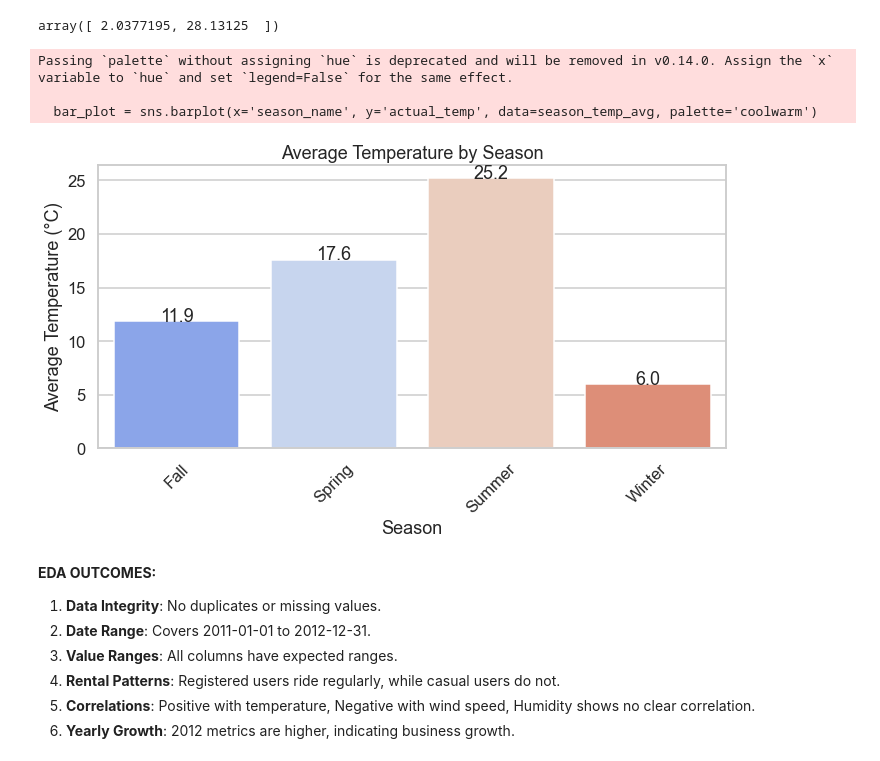
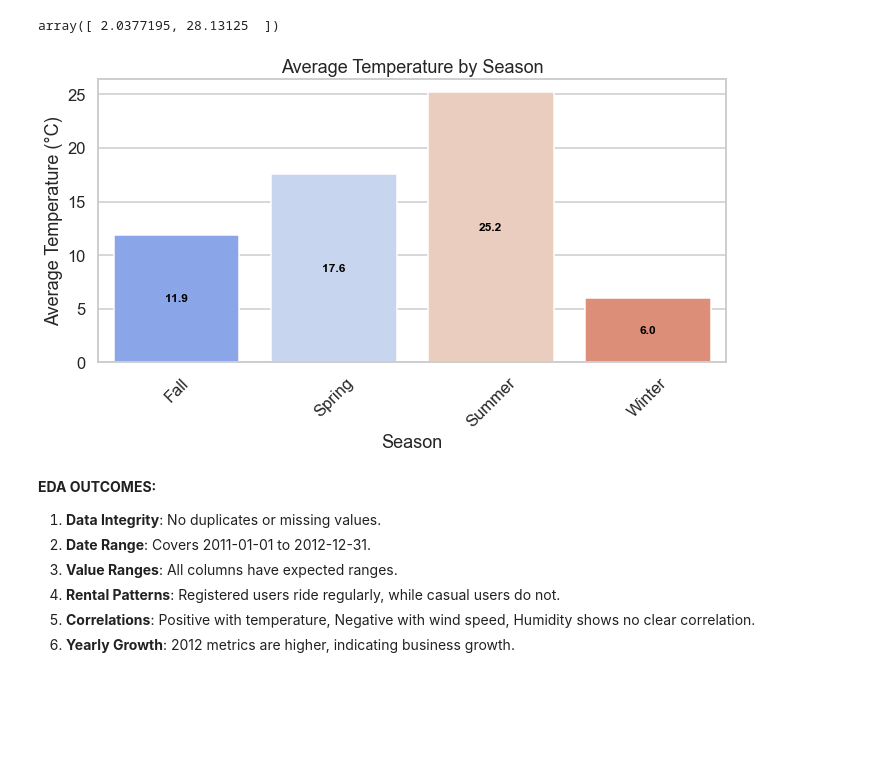
Before and after one commit to maxegorovpt/da_portfolio, a Jupyter notebook: business_cases/ride_tech_research/ride_tech_research.ipynb, the cells around one changed output. Saved outputs shown, nothing was run; the diff lists cells and outputs as text; code cells hidden in the pictures; blank space fills up the shorter version.

```diff
--- a/business_cases/ride_tech_research/ride_tech_research.ipynb
+++ b/business_cases/ride_tech_research/ride_tech_research.ipynb
@@ -368,34 +379,34 @@ array([ 2.0377195, 28.13125  ])
 # %%
 # Calculate the mean temperature for each season
 season_temp_avg = df.groupby('season_name')['actual_temp'].mean().reset_index()
 
 # Create the bar plot
 plt.figure(figsize=(10, 6))
-bar_plot = sns.barplot(x='season_name', y='actual_temp', data=season_temp_avg, palette='coolwarm')
+bar_plot = sns.barplot(
+    x='season_name', y='actual_temp',
+    hue='season_name', legend=False,   # ✅ explicitly set hue
+    data=season_temp_avg, palette='coolwarm'
+)
 
-# Add labels to each bar
+# Add labels INSIDE each bar
 for p in bar_plot.patches:
     height = p.get_height()
     bar_plot.annotate(f'{height:.1f}',
-                      (p.get_x() + p.get_width() / 2., height),
+                      (p.get_x() + p.get_width() / 2., height / 2),  # middle of bar
                       ha='center', va='center',
-                      xytext=(0, 5),  # 5 points vertical offset
-                      textcoords='offset points')
+                      color='black', fontsize=12, fontweight='bold')  # white text inside
 
 # Customize the plot
 plt.title('Average Temperature by Season')
 plt.xlabel('Season')
 plt.ylabel('Average Temperature (°C)')
 plt.xticks(rotation=45)
 plt.tight_layout()
 
 # Show the plot
 plt.show()
 # %% [output]
-Passing `palette` without assigning `hue` is deprecated and will be removed in v0.14.0. Assign the `x` variable to `hue` and set `legend=False` for the same effect.
-
-  bar_plot = sns.barplot(x='season_name', y='actual_temp', data=season_temp_avg, palette='coolwarm')
-[figure, old version]
+[figure, new version]
 # %% [markdown]
 **EDA OUTCOMES:**
 1. **Data Integrity**: No duplicates or missing values.
```
Also changed, not shown: parts of 1 cell of this notebook.
